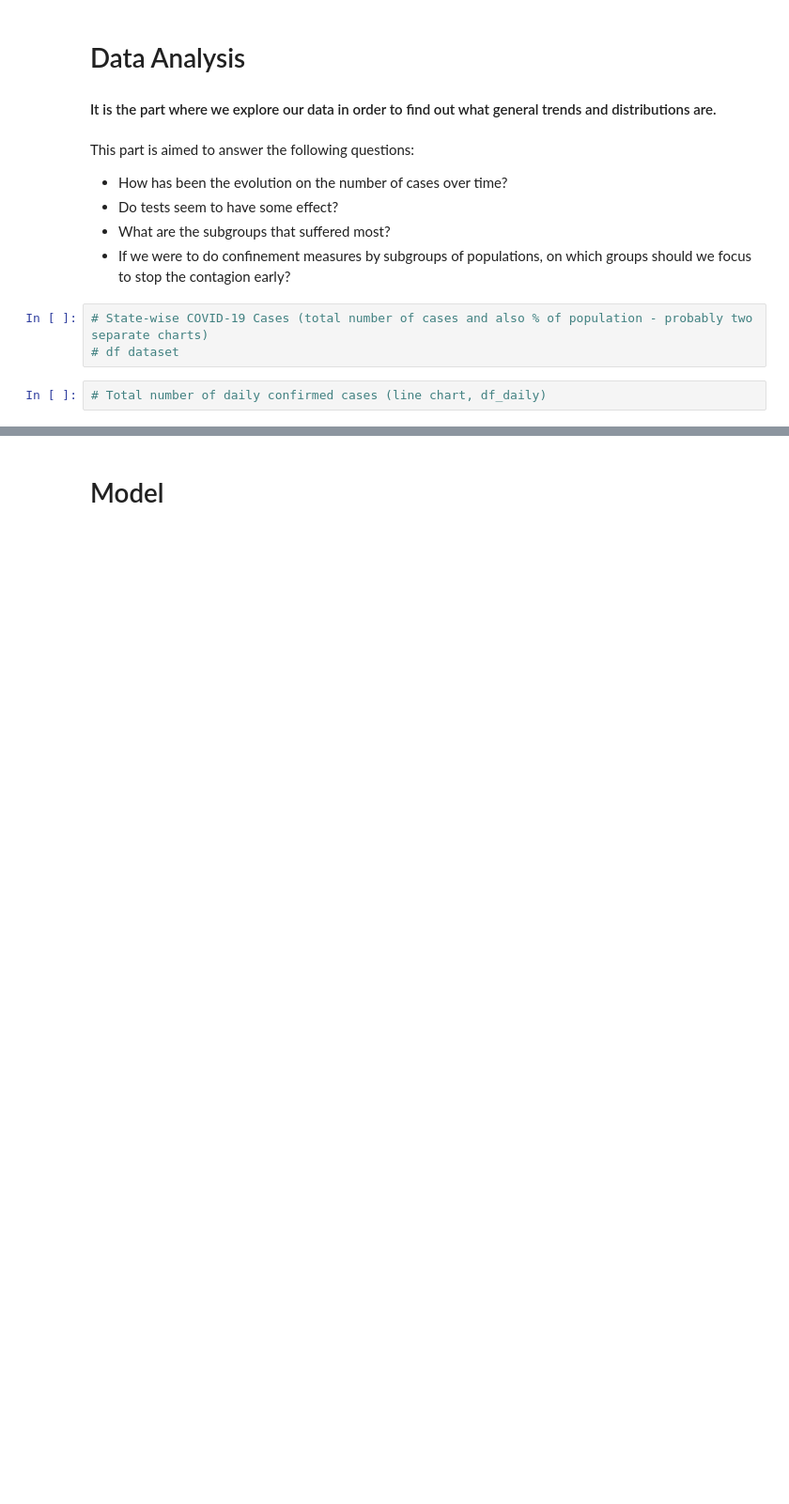
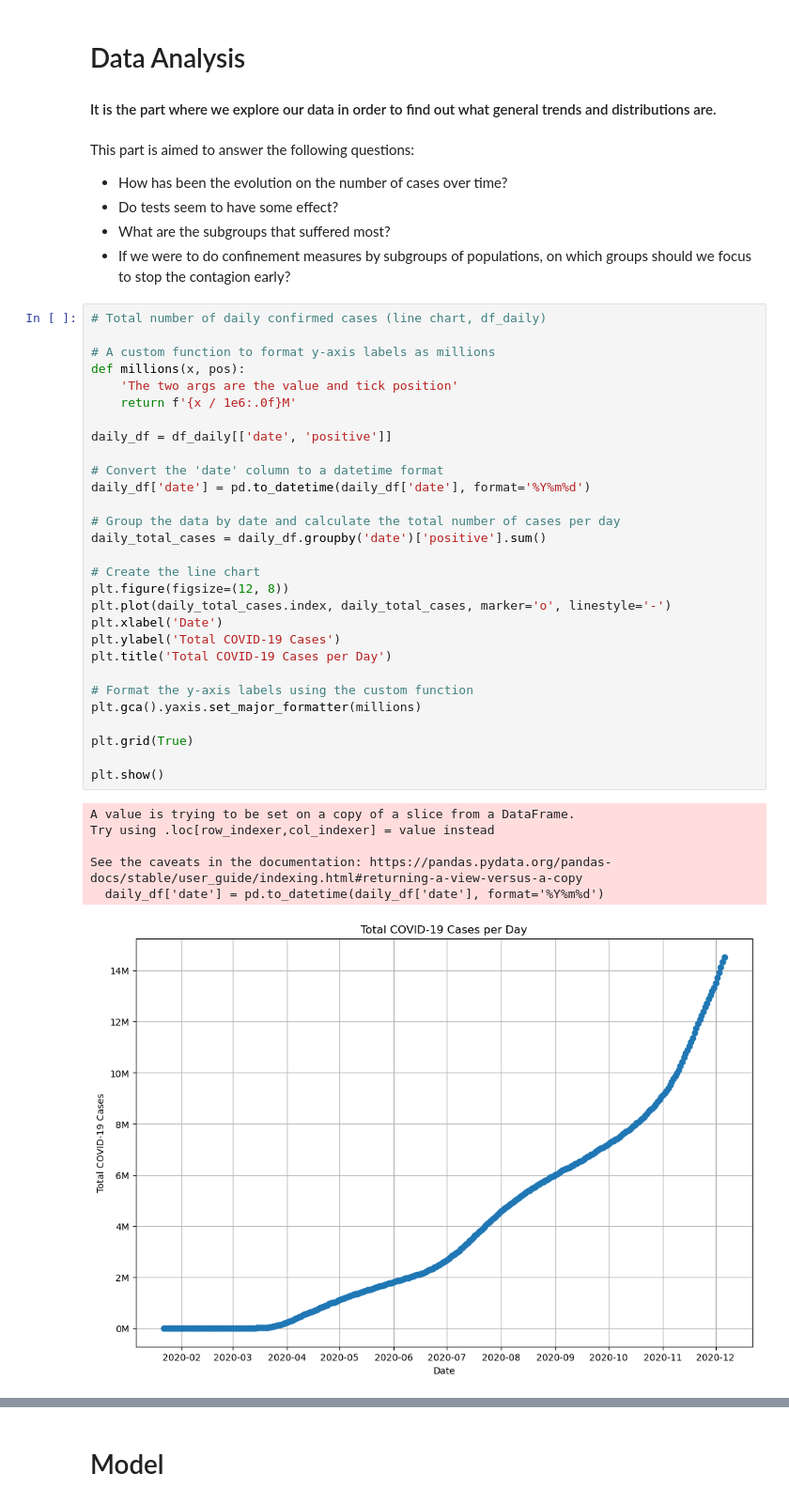
Before and after one commit to viktoriia-yuzkiv/COVID19-Spread-Data-Analysis-and-Modeling, a Jupyter notebook: COVID-10 Spread in the U.S..ipynb, the cells around one changed output, grey strips where cells are left out. Shown: that part at 94% size. Drawn from its saved outputs; the diff is of its cells as text; blank space fills up the shorter version.

Commit message:
Added charts

```diff
--- a/COVID-10 Spread in the U.S..ipynb
+++ b/COVID-10 Spread in the U.S..ipynb
@@ -67,8 +70,39 @@ This part is aimed to answer the following questions:
 - Do tests seem to have some effect?
 - What are the subgroups that suffered most?
 - If we were to do confinement measures by subgroups of populations, on which groups should we focus to stop the contagion early?
-# %%
-# State-wise COVID-19 Cases (total number of cases and also % of population - probably two separate charts)
-# df dataset
 # %%
 # Total number of daily confirmed cases (line chart, df_daily)
+
+# A custom function to format y-axis labels as millions
+def millions(x, pos):
+    'The two args are the value and tick position'
+    return f'{x / 1e6:.0f}M'
+
+daily_df = df_daily[['date', 'positive']]
+
+# Convert the 'date' column to a datetime format
+daily_df['date'] = pd.to_datetime(daily_df['date'], format='%Y%m%d')
+
+# Group the data by date and calculate the total number of cases per day
+daily_total_cases = daily_df.groupby('date')['positive'].sum()
+
+# Create the line chart
+plt.figure(figsize=(12, 8))
+plt.plot(daily_total_cases.index, daily_total_cases, marker='o', linestyle='-')
+plt.xlabel('Date')
+plt.ylabel('Total COVID-19 Cases')
+plt.title('Total COVID-19 Cases per Day')
+
+# Format the y-axis labels using the custom function
+plt.gca().yaxis.set_major_formatter(millions)
+
+plt.grid(True)
+
+plt.show()
+# %% [output]
+A value is trying to be set on a copy of a slice from a DataFrame.
+Try using .loc[row_indexer,col_indexer] = value instead
+
+See the caveats in the documentation: https://pandas.pydata.org/pandas-docs/stable/user_guide/indexing.html#returning-a-view-versus-a-copy
+  daily_df['date'] = pd.to_datetime(daily_df['date'], format='%Y%m%d')
+[figure, added]
```
Also changed, not shown: parts of 14 cells of this notebook, 1 other file.
